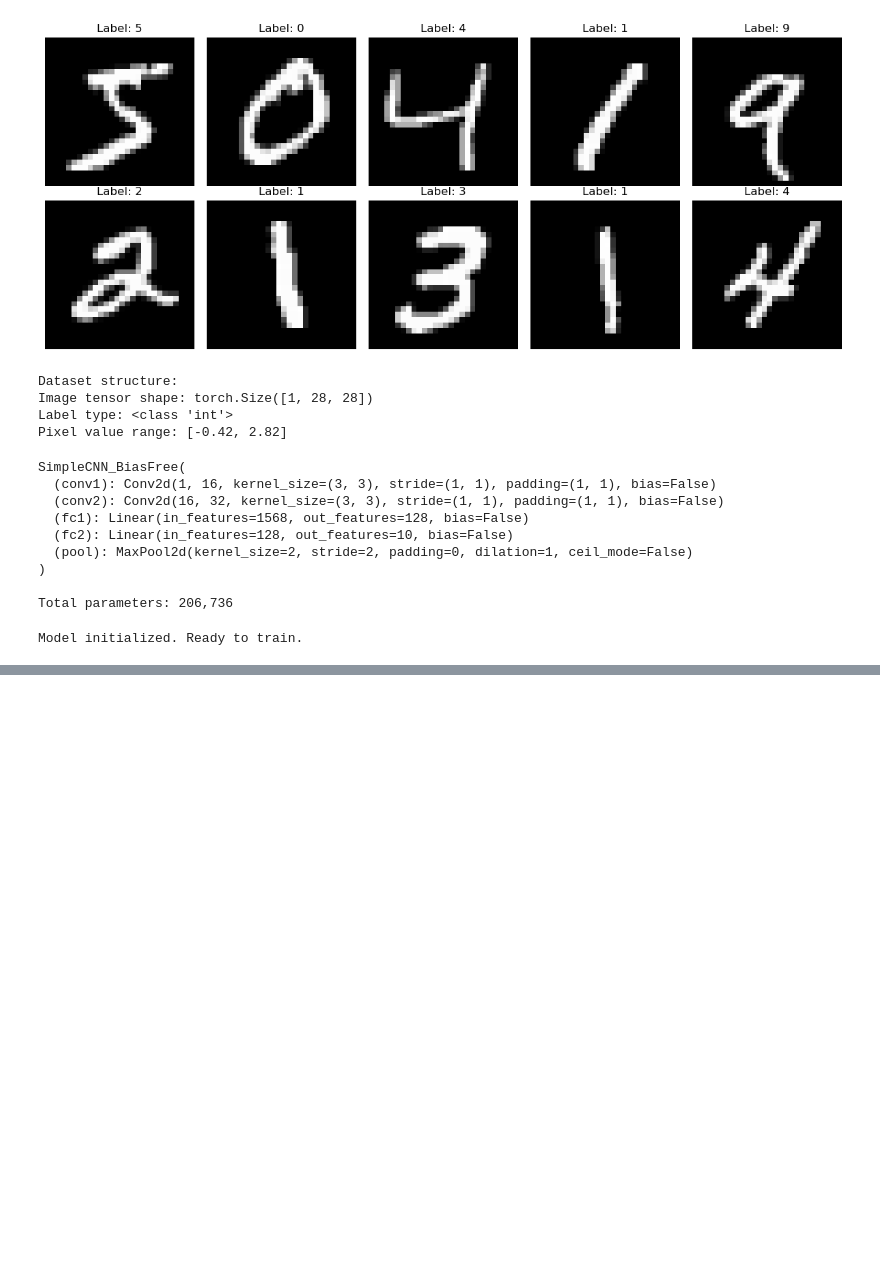
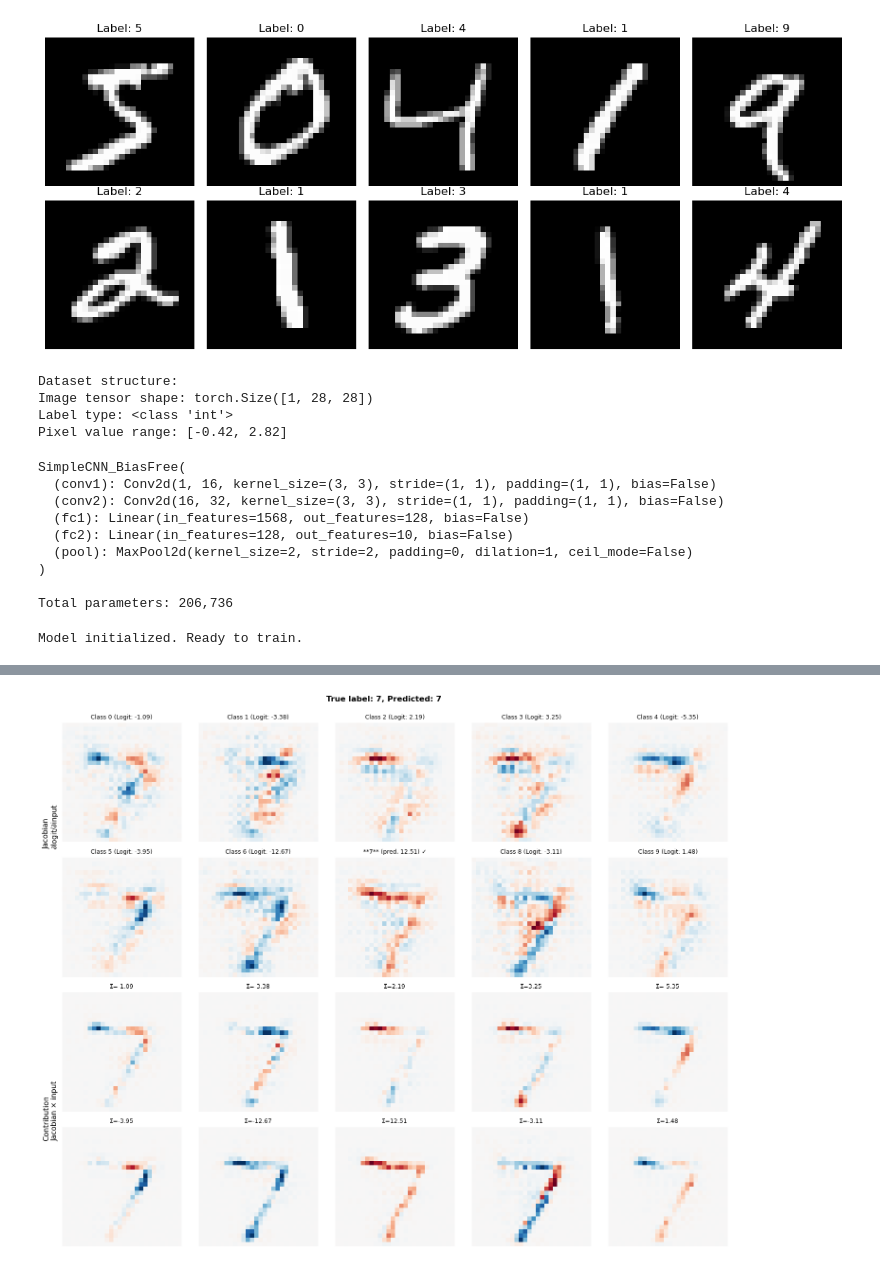
Before and after one commit to gsan211/elm-mnist, a Jupyter notebook: elm.ipynb, the cells around one changed output, grey strips where cells are left out. Drawn from its saved outputs; the diff is of its cells as text; code cells hidden in the pictures; blank space fills up the shorter version.

Commit message:
added linear prediciton of logit

```diff
--- a/elm.ipynb
+++ b/elm.ipynb
@@ -508,0 +477,99 @@ Total variance explained: 0.064
+# %%
+def compute_all_class_jacobians(model, image):
+    """Compute Jacobian for each of the 10 output classes"""
+    jacobians = []
+
+    for target_class in range(10):
+        image_copy = image.clone().detach()
+        image_copy.requires_grad = True
+
+        output = model(image_copy.unsqueeze(0))
+        model.zero_grad()
+        output[0, target_class].backward()
+
+        jac = image_copy.grad.squeeze().cpu().numpy()
+        jacobians.append(jac)
+
+    return np.array(jacobians)  # Shape: (10, 28, 28)
+def visualize_all_class_jacobians(model, test_dataset, idx=0, device='cpu'):
+    """Visualize Jacobians and contributions for all 10 classes"""
+    model.eval()
+
+    image, true_label = test_dataset[idx]
+    image = image.to(device)
+
+    # Get prediction
+    with torch.no_grad():
+        output = model(image.unsqueeze(0))
+        predicted_class = output.argmax(dim=1).item()
+        logits = output[0].cpu().numpy()
+
+    # Get normalized input
+    img_normalized = image.detach().squeeze().cpu().numpy()
+
+    # Compute Jacobians for all classes
+    jacobians = compute_all_class_jacobians(model, image)
+
+    # Compute contributions for all classes
+    contributions = jacobians * img_normalized[np.newaxis, :, :]  # Broadcasting
+
+    # Visualize: 4 rows (2 for jacobians, 2 for contributions) × 5 cols
+    fig, axes = plt.subplots(4, 5, figsize=(15, 12))
+
+    for class_idx in range(10):
+        col = class_idx % 5
+
+        # Row for jacobian
+        ax_jac = axes[class_idx // 5, col]
+
+        # Row for contribution (offset by 2 rows)
+        ax_contrib = axes[2 + class_idx // 5, col]
+
+        # Plot Jacobian
+        jac = jacobians[class_idx]
+        vmax_jac = np.abs(jac).max()
+        ax_jac.imshow(jac, cmap='RdBu_r', vmin=-vmax_jac, vmax=vmax_jac)
+
+        title = f'Class {class_idx} (Logit: {logits[class_idx]:.2f})'
+        if class_idx == predicted_class:
+            title = f'**{class_idx}** (pred, {logits[class_idx]:.2f})'
+        if class_idx == true_label:
+            title += ' ✓'
+
+        ax_jac.set_title(title, fontsize=9)
+        ax_jac.axis('off')
+
+        # Plot Contribution
+        contrib = contributions[class_idx]
+        vmax_contrib = np.abs(contrib).max()
+        ax_contrib.imshow(contrib, cmap='RdBu_r', vmin=-vmax_contrib, vmax=vmax_contrib)
+
+        # Verify sum for bias-free network
+        sum_contrib = np.sum(contrib)
+        ax_contrib.set_title(f'Σ={sum_contrib:.2f}', fontsize=9)
+        ax_contrib.axis('off')
+
+    # Add row labels
+    fig.text(0.02, 0.75, 'Jacobian\n∂logit/∂input', va='center', rotation='vertical', fontsize=11)
+    fig.text(0.02, 0.25, 'Contribution\nJacobian × input', va='center', rotation='vertical', fontsize=11)
+
+    # Display original image
+    img_display = img_normalized * 0.3081 + 0.1307
+    fig.text(0.5, 0.97, f'True label: {true_label}, Predicted: {predicted_class}',
+             ha='center', fontsize=12, weight='bold')
+
+    plt.tight_layout(rect=[0.03, 0, 1, 0.96])
+    plt.show()
+
+    # Print verification
+    print("Logit values vs sum of contributions:")
+    for class_idx in range(10):
+        sum_contrib = np.sum(contributions[class_idx])
+        diff = abs(logits[class_idx] - sum_contrib)
+        print(f"  Class {class_idx}: logit={logits[class_idx]:7.4f}, "
+              f"Σ(contrib)={sum_contrib:7.4f}, diff={diff:.2e}")
+
+# Run it
+visualize_all_class_jacobians(model, test_dataset, idx=0, device=device)
+# %% [output]
+[figure, added]
```
Also changed, not shown: parts of 7 cells of this notebook.
